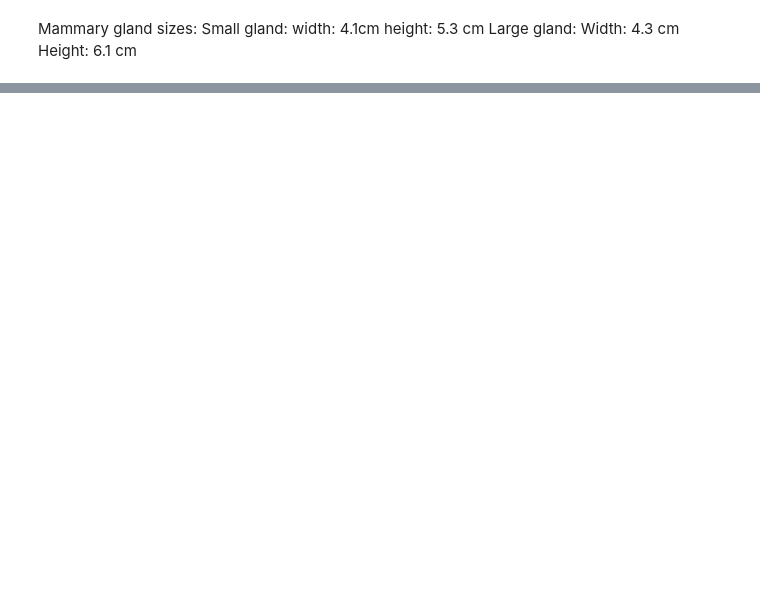
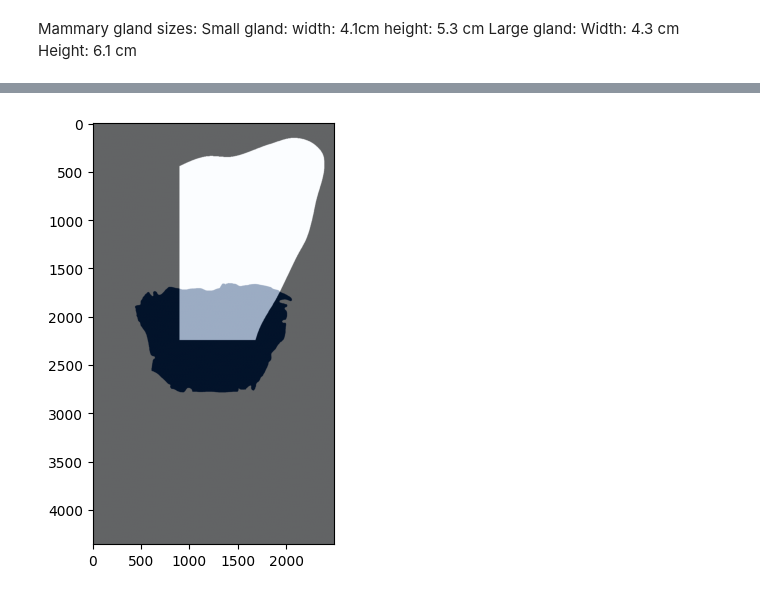
Before and after one commit to vaioic/Mammary_Gland_Involution, a Jupyter notebook: Map_Registration/Map_registration_V3.ipynb, the cells around one changed output, grey strips where cells are left out. Saved outputs shown, nothing was run; the diff lists cells and outputs as text; code cells hidden in the pictures; blank space fills up the shorter version.

Commit message:
refining alignment pipeline

```diff
--- a/Map_Registration/Map_registration_V3.ipynb
+++ b/Map_Registration/Map_registration_V3.ipynb
@@ -421,2 +462,2 @@ test_df = df_key[df_key['AnimalID'] == 'SD211']
 # %%
-test_left_df = test_df[test_df['MapBase'] == 'SD211-Left']
+test_left_df = df_key[df_key['MapBase'] == 'SD211-Left']
@@ -469,0 +482,24 @@ for name, tissue_id, map_region,map in zip(image_names,tissue_ids,map_ids,map_ba
+# %%
+img = np.array(Image.open(r'Pipeline_Test\Maps\Isotropic_Maps\SD211-Left.png').convert('L'))
+viewer = napari.view_image(img)
+# %%
+fixed_spacing = (pixel_spacing['map spacing']['xspacing'],pixel_spacing['map spacing']['yspacing'])
+moving_spacing = (4.01,4.01)
+for i, row in test_left_df.iterrows():
+    if i in [982,983]:
+        print(f'skipping row {i}')
+        continue
+    img_path = os.path.join(data_path,row['Tissue.ID'],row['Image']+'.svs.png')
+    img = np.array(Image.open(img_path).convert('L'))
+    img_bbox, cropped_mask = get_tissue_bbox(img,row['Image'],row['Tissue.ID'],data_path)
+    pad_img_bbox, pad_mask_bbox = add_padding(img_bbox,cropped_mask,row['Image'],row['Tissue.ID'],data_path)
+    points = get_cardinal_points(img_bbox,row['Image'],grey_value_df)
+    #zoom_factor = 4.06/16.1
+    #zoom_mask = zoom(pad_mask_bbox,(zoom_factor,zoom_factor),order=0)
+    flip, rotation = orient_tissue(points,img_bbox)
+    map_region = get_map_region(data_path,row['MapBase'],row['MappingID'],grey_value_df)
+    #spacing = calculate_spacing(pad_mask_bbox,map_region)
+    sitk_moving = load_sitk_moving_img(pad_mask_bbox,moving_spacing)
+    sitk_fixed = load_sitk_fixed_img(map_region,fixed_spacing)
+    composite_transform = apply_flip_rotation(sitk_moving,sitk_fixed,flip,rotation)
+    transform = refine_registration(sitk_moving,sitk_fixed,composite_transform,data_path,row['Tissue.ID'],row['Image'])
@@ -480,3 +525,0 @@ fill_holes_moving = sc.ndimage.binary_fill_holes(pad_mask_bbox)
-# %%
-sitk_moving = load_sitk_moving_img(fill_holes_moving,(1.0,1.0))
-sitk_fixed = load_sitk_fixed_img(map_region,map_spacing)
@@ -487,14 +526,16 @@ best_transform = multi_start_registration(sitk_moving,sitk_fixed,data_path=None,
 # %%
 resampled = sitk.Resample(
-        sitk_moving, sitk_fixed, best_transform,
+        sitk_moving, sitk_fixed, transform,
         sitk.sitkNearestNeighbor, 0.0, sitk_moving.GetPixelID()
     )
 fig, axes = plt.subplots()
 fixed   = sitk.GetArrayFromImage(sitk_fixed)
-moved   = sitk.GetArrayFromImage(resampled)
+moved  = sitk.GetArrayFromImage(resampled)
 axes.imshow(fixed, cmap="gray")
-axes.imshow(moved,cmap="Reds",alpha=0.5)
+axes.imshow(moved,cmap='Blues',alpha=0.4)
 
 plt.tight_layout()
 #plt.savefig("registration_verification_fullmap.png", dpi=150)
 plt.show()
+# %% [output]
+[figure, added]
```
Also changed, not shown: parts of 41 cells of this notebook, 1 other file.
